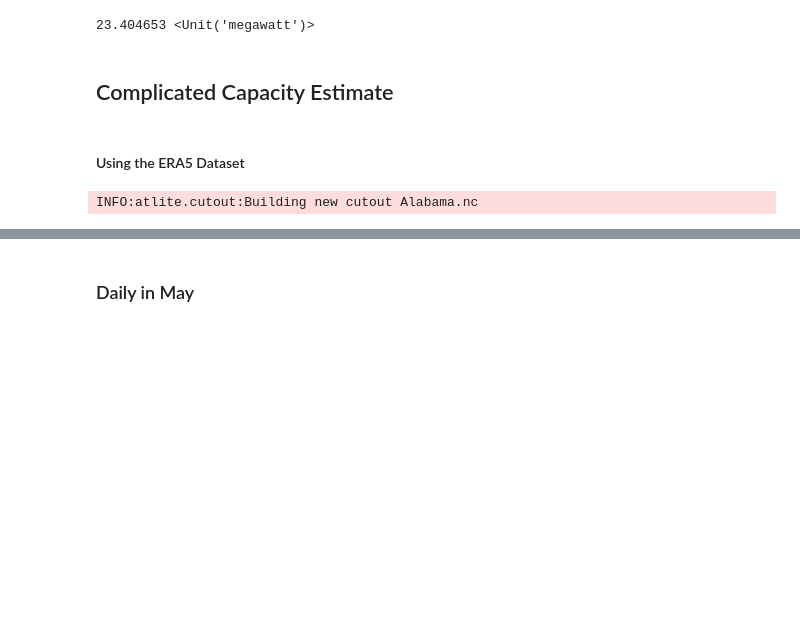
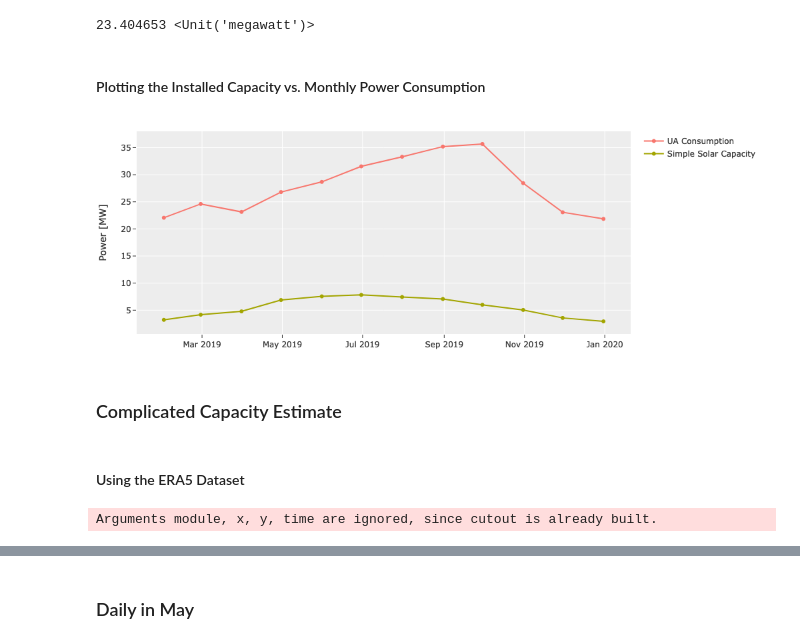
Before and after one commit to mschrader15/homework, a Jupyter notebook: fall-2021/me-591/final_proj/Final Project.ipynb, the cells around one changed output, grey strips where cells are left out. Drawn from its saved outputs; the diff is of its cells as text; code cells hidden in the pictures; blank space fills up the shorter version.

```diff
--- a/fall-2021/me-591/final_proj/Final Project.ipynb
+++ b/fall-2021/me-591/final_proj/Final Project.ipynb
@@ -147,5 +244,48 @@ Name: PV Capacity, dtype: pint[megawatt]
 parking_lots['PV Capacity'].sum()
 # %% [output]
 23.404653 <Unit('megawatt')>
+# %% [markdown]
+#### Plotting the Installed Capacity vs. Monthly Power Consumption
+# %%
+total_monthly_capacity = [parking_lots[f"P_{m + 1}"].sum().to('MW').magnitude for m in range(12)]
+
+x = total_df.resample('1M').mean().index
+# this is nasty chaining
+y = total_df['TOTAL - KW-TOT'].pint.to('MW').resample('1M').mean().pint.magnitude
+
+fig = go.Figure()
+fig.add_trace(
+    go.Scatter(
+        x=x,
+        y=y.values,
+        name="UA Consumption"
+    )
+)
+
+fig.add_trace(
+    go.Scatter(
+        x=x,
+        y=total_monthly_capacity,
+        name="Simple Solar Capacity"
+    )
+)
+
+fig.update_layout(
+    margin=dict(l=20, r=20, b=20, t=20),
+    # height=600, width=600,
+    # yaxis=dict(scaleanchor="x", scaleratio=1),
+    xaxis_zeroline=True,
+    yaxis_zeroline=True,
+    xaxis_zerolinecolor='#969696',
+    yaxis_zerolinecolor='#969696',
+    yaxis_title="Power [MW]",
+    # xaxis_title="Time [s]"
+    # xaxis_range=[-25, 25],
+    # yaxis_range=[-25, 25],
+)
+
+fig.show(renderer='jupyterlab')
+# %% [output]
+[figure, added]
 # %% [markdown]
-## Complicated Capacity Estimate
+### Complicated Capacity Estimate
@@ -155,6 +292,9 @@ tr = 33.473235950702524, -87.32768306322347
 # %% [markdown]
 #### Using the ERA5 Dataset
 # %%
+bl = 32.988320041698074, -87.79145924201974
+tr = 33.473235950702524, -87.32768306322347
+
 cutout = atlite.Cutout(path="Alabama.nc",
                        module="era5",
                        x=slice(bl[1], tr[1]),
@@ -162,7 +302,7 @@ cutout = atlite.Cutout(path="Alabama.nc",
                        time="2015"  # "2018-12")
                        )
 # %% [output]
-INFO:atlite.cutout:Building new cutout Alabama.nc
+Arguments module, x, y, time are ignored, since cutout is already built.
 # %%
 cutout.prepare()
 # %% [output]
```
Also changed, not shown: parts of 95 cells of this notebook, 1 other file.
